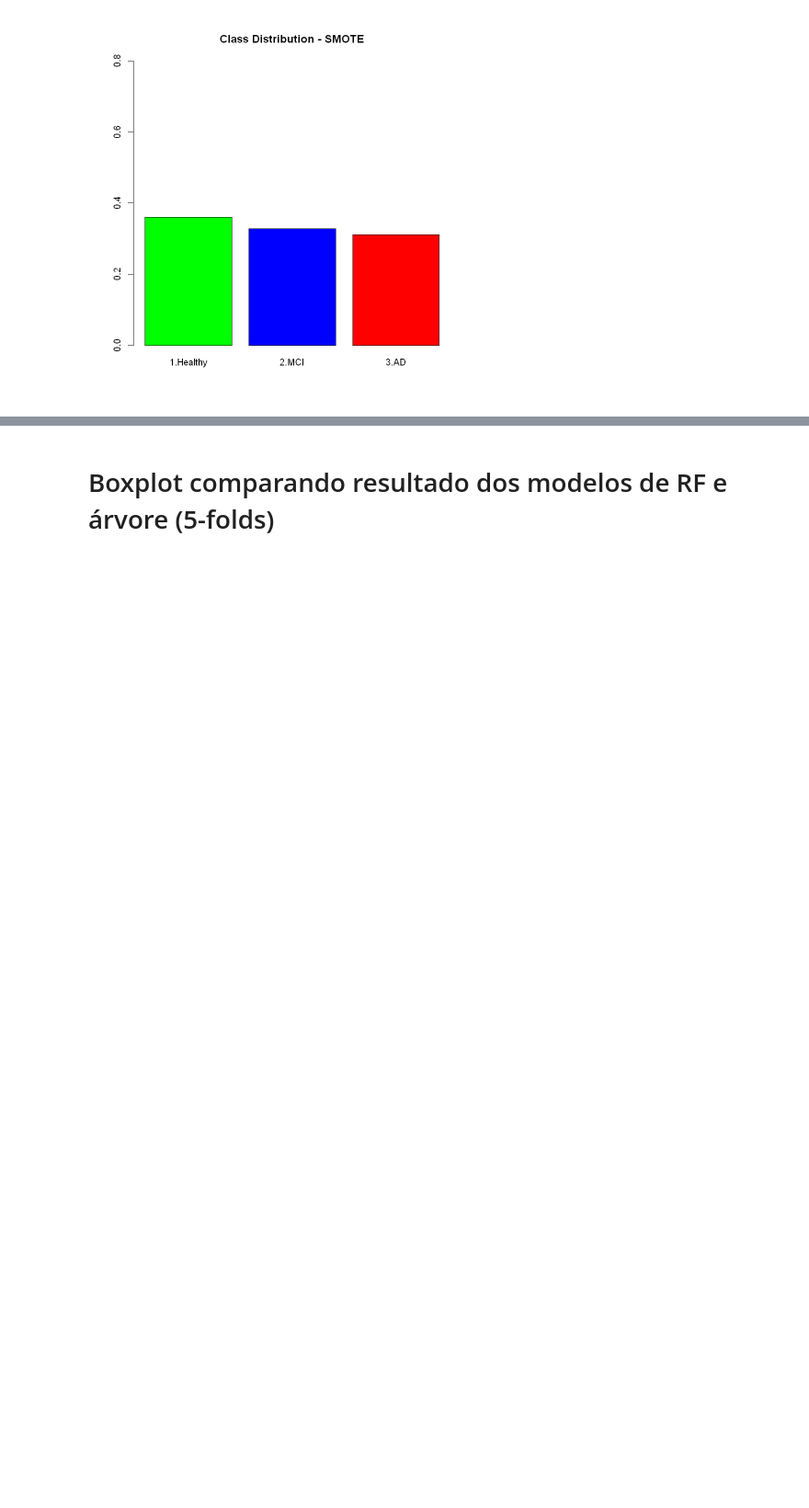
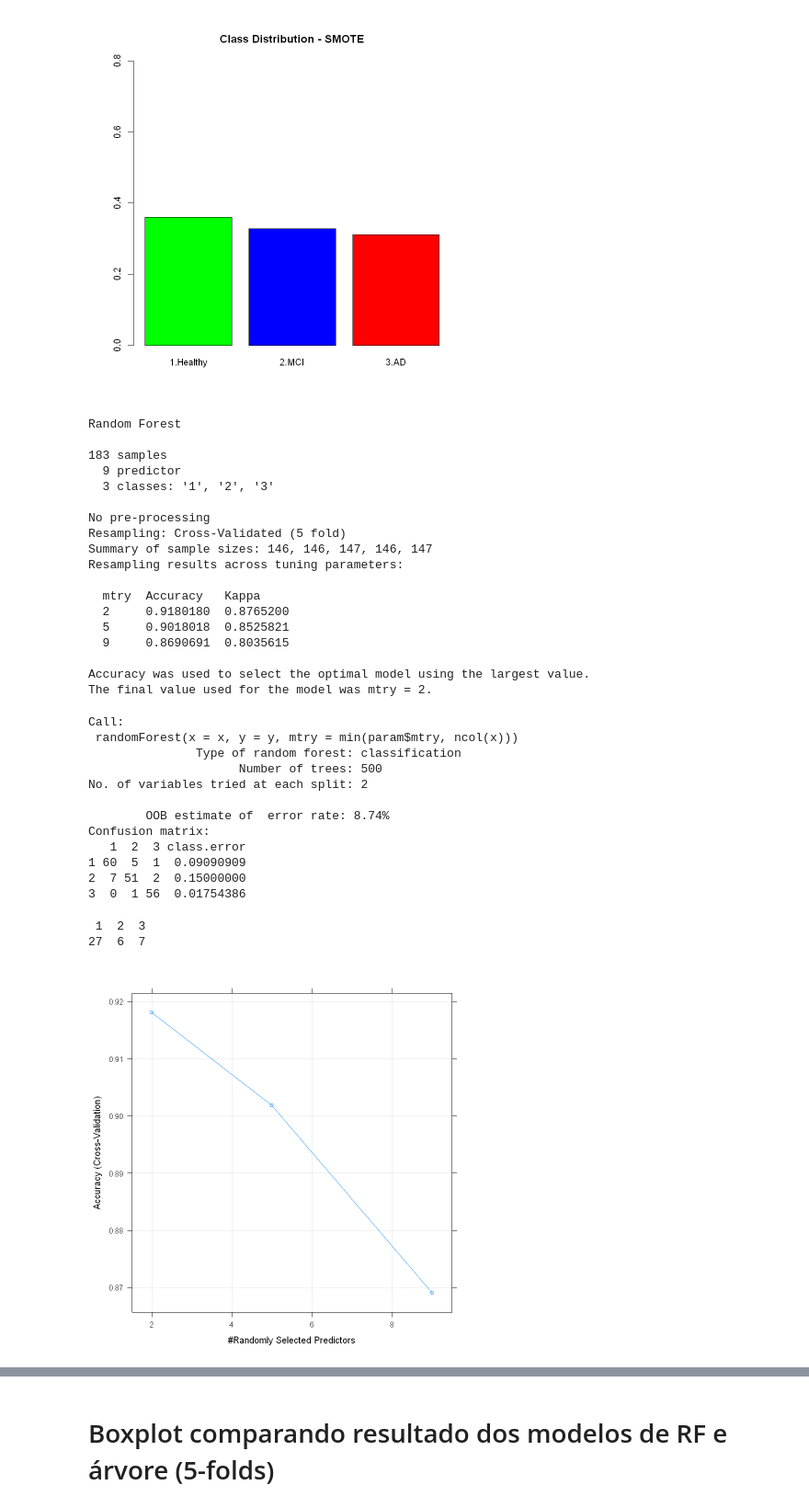
Before and after one commit to RenanBaltar/Analise-artigo-idosos, a Jupyter notebook: analise-artigo.ipynb, the cells around one changed output, grey strips where cells are left out. Shown: that part at 92% size. Saved outputs shown, nothing was run; the diff lists cells and outputs as text; code cells hidden in the pictures; blank space fills up the shorter version.

```diff
--- a/analise-artigo.ipynb
+++ b/analise-artigo.ipynb
@@ -2114,3 +2119,50 @@ tibble [100 x 10] (S3: tbl_df/tbl/data.frame)
  1  2  3
 66 60 57
 [figure]
+# %%
+require(dplyr)
+smote_data_final<-rename(smote_data_final,Diagnosis=class)
+# %%
+set.seed(444)
+RF_model_smote=train(Diagnosis~.,data=smote_data_final,method='rf',trControl=trainControl(method='cv',number=5,savePredictions=TRUE))
+RF_model_smote #best parameter (mtry=2)
+plot(RF_model_smote) #Não precisa especificar o kappa, visto que as classes n estão mais desbalanceadas
+#RF_model_smote$pred
+#mtry2<- subset(RF_model_smote$pred,RF_model_smote$pred[4]==2)
+#mtry2
+RF_model_smote$finalModel #Taxa de erro=8.74%
+table(data_test_rfe$Diagnosis) #(27,6,7)
+# %% [output]
+Random Forest
+
+183 samples
+  9 predictor
+  3 classes: '1', '2', '3'
+
+No pre-processing
+Resampling: Cross-Validated (5 fold)
+Summary of sample sizes: 146, 146, 147, 146, 147
+Resampling results across tuning parameters:
+
+  mtry  Accuracy   Kappa
+  2     0.9180180  0.8765200
+  5     0.9018018  0.8525821
+  9     0.8690691  0.8035615
+
+Accuracy was used to select the optimal model using the largest value.
+The final value used for the model was mtry = 2.
+Call:
+ randomForest(x = x, y = y, mtry = min(param$mtry, ncol(x)))
+               Type of random forest: classification
+                     Number of trees: 500
+No. of variables tried at each split: 2
+
+        OOB estimate of  error rate: 8.74%
+Confusion matrix:
+   1  2  3 class.error
+1 60  5  1  0.09090909
+2  7 51  2  0.15000000
+3  0  1 56  0.01754386
+ 1  2  3
+27  6  7
+[figure, added]
```
Also changed, not shown: parts of 29 cells of this notebook.
